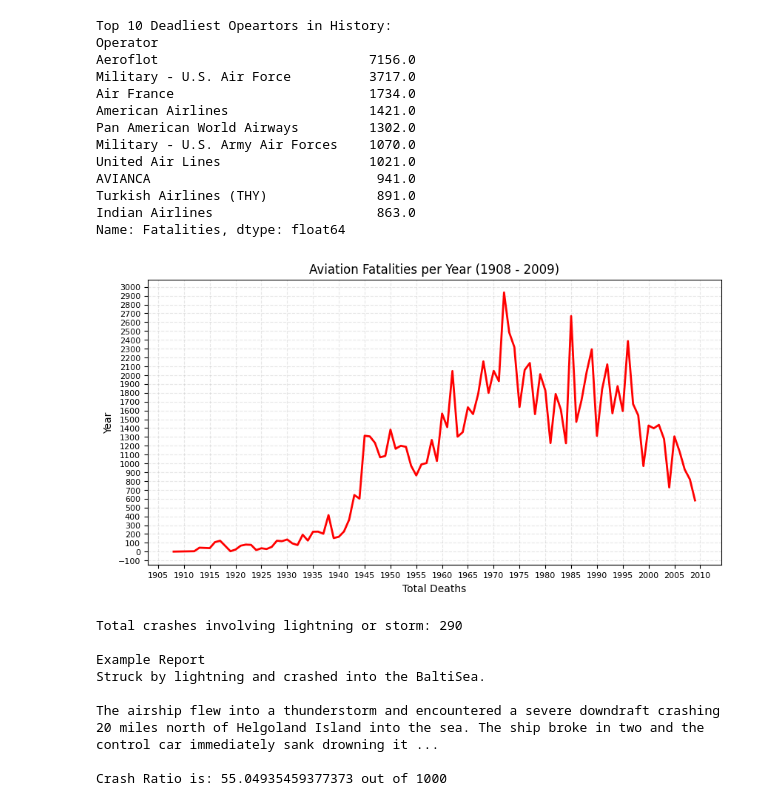
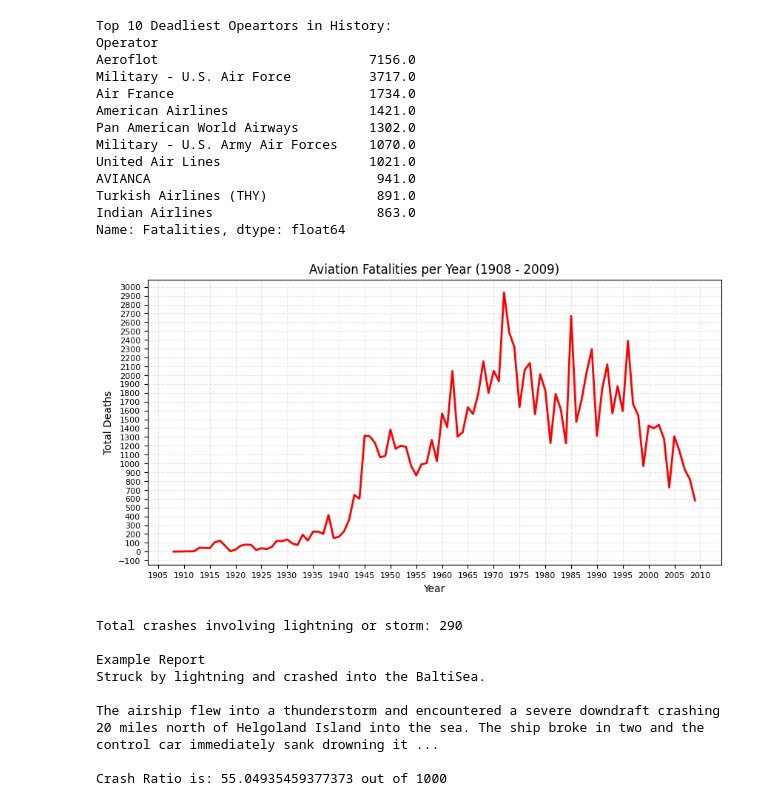
Before and after one commit to rustambekovxx/Projects, a Jupyter notebook: Project2.ipynb, the cells around one changed output. Cells and saved outputs as stored; diff of their text form; code cells hidden in the pictures.

```diff
--- a/Project2.ipynb
+++ b/Project2.ipynb
@@ -73,20 +73,20 @@ Name: Fatalities, dtype: float64
 # %%
 yearly_deaths = df.groupby("Year")["Fatalities"].sum()
 
 fig, ax = plt.subplots(figsize = (10,5))
 
 ax.plot(yearly_deaths, color = "red", linewidth = 2)
 ax.set_title("Aviation Fatalities per Year (1908 - 2009)")
-ax.set_xlabel("Total Deaths")
-ax.set_ylabel("Year")
+ax.set_ylabel("Total Deaths")
+ax.set_xlabel("Year")
 plt.grid(True, linestyle = "--", alpha = 0.3)
 plt.xticks(size=8)
 plt.yticks(size=8)
 ax.yaxis.set_major_locator(ticker.MultipleLocator(100))
 ax.xaxis.set_major_locator(ticker.MultipleLocator(5))
 plt.show()
 # %% [output]
-[figure, old version]
+[figure, new version]
 # %%
 # Hangling missing values (NaN) first, so python won't crash
 # fill empty summaries with uknown
```
Also changed, not shown: parts of 3 cells of this notebook, 2 other files.
